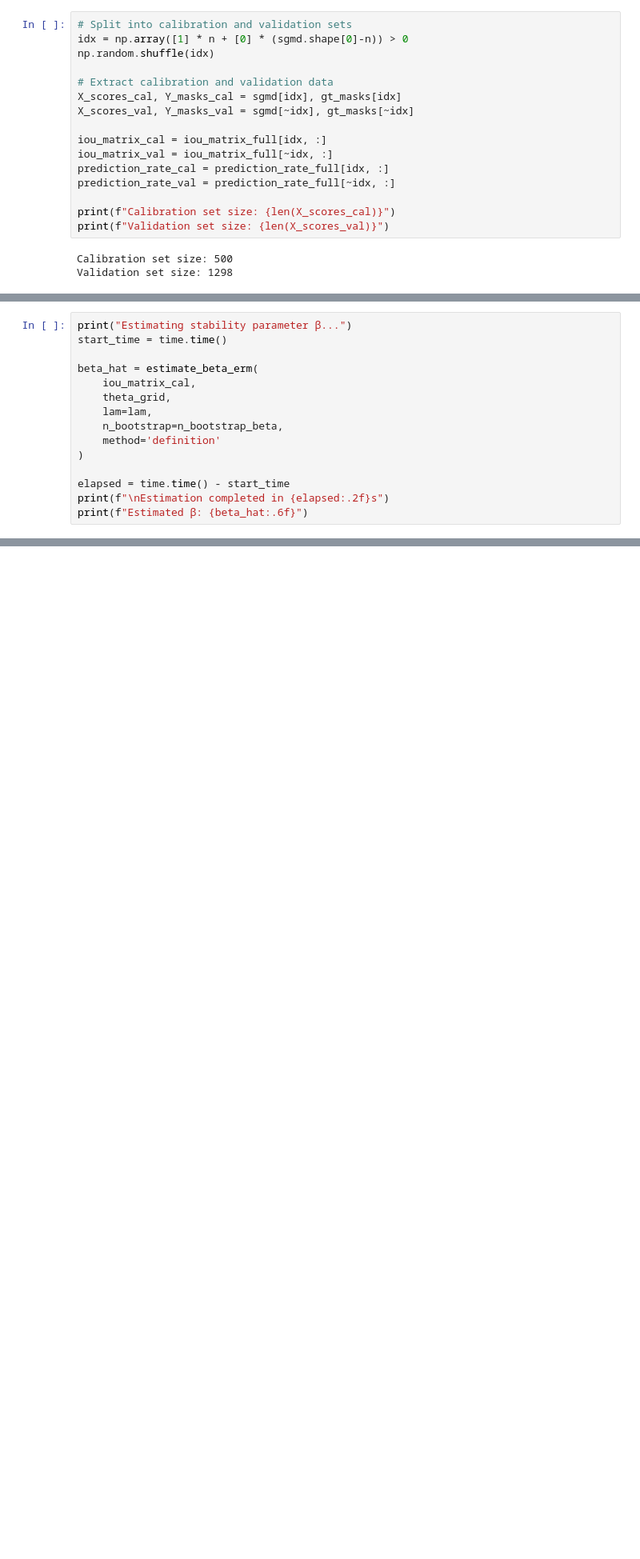
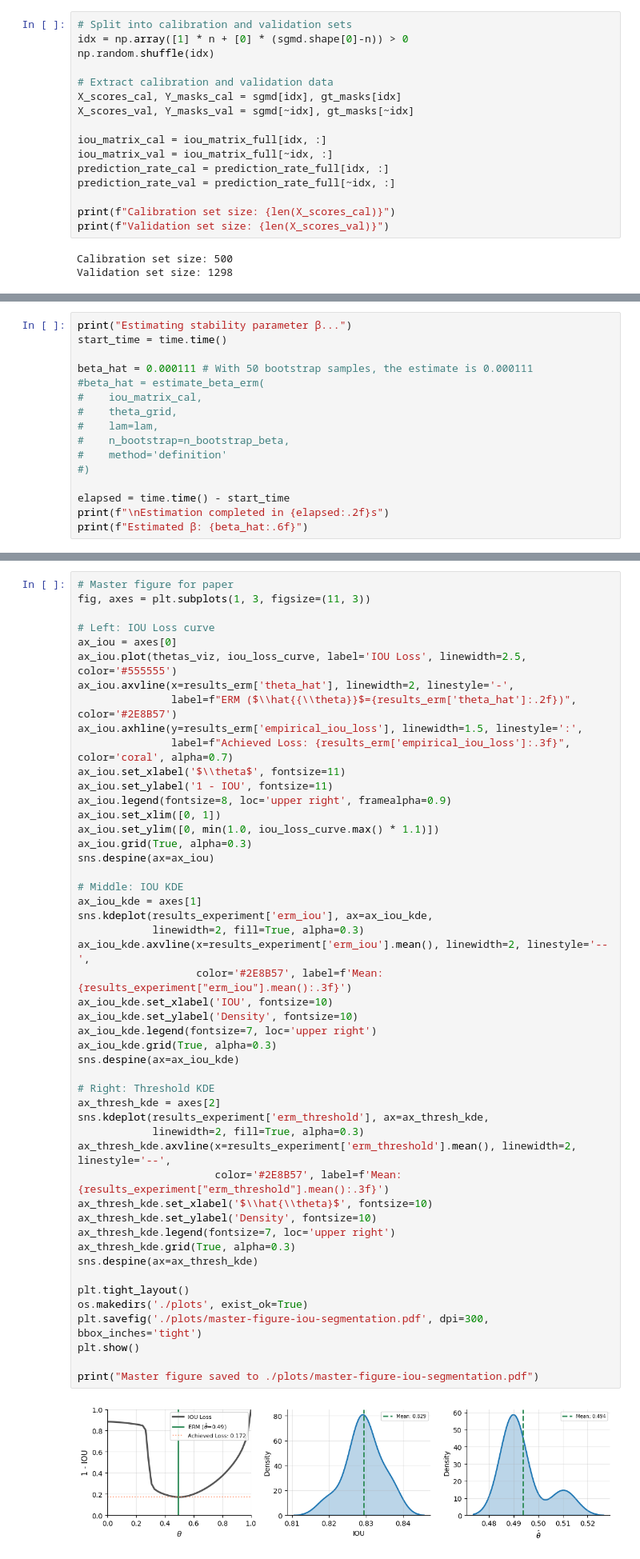
Before and after one commit to aangelopoulos/nonmonotonic-crc, a Jupyter notebook: iou_tumor/tumor-segmentation-iou.ipynb, the cells around one changed output, grey strips where cells are left out. Shown at 80% size. Saved outputs shown, nothing was run; the diff lists cells and outputs as text; blank space fills up the shorter version.

```diff
--- a/iou_tumor/tumor-segmentation-iou.ipynb
+++ b/iou_tumor/tumor-segmentation-iou.ipynb
@@ -165,13 +139,14 @@ Estimate the stability of the ERM algorithm using bootstrap.
 print("Estimating stability parameter β...")
 start_time = time.time()
 
-beta_hat = estimate_beta_erm(
-    iou_matrix_cal,
-    theta_grid,
-    lam=lam,
-    n_bootstrap=n_bootstrap_beta,
-    method='definition'
-)
+beta_hat = 0.000111 # With 50 bootstrap samples, the estimate is 0.000111
+#beta_hat = estimate_beta_erm(
+#    iou_matrix_cal,
+#    theta_grid,
+#    lam=lam,
+#    n_bootstrap=n_bootstrap_beta,
+#    method='definition'
+#)
 
 elapsed = time.time() - start_time
 print(f"\nEstimation completed in {elapsed:.2f}s")
@@ -407,0 +256,51 @@ Example segmentations with ERM threshold θ̂ = 0.4898
+# %%
+# Master figure for paper
+fig, axes = plt.subplots(1, 3, figsize=(11, 3))
+
+# Left: IOU Loss curve
+ax_iou = axes[0]
+ax_iou.plot(thetas_viz, iou_loss_curve, label='IOU Loss', linewidth=2.5, color='#555555')
+ax_iou.axvline(x=results_erm['theta_hat'], linewidth=2, linestyle='-',
+               label=f"ERM ($\\hat{{\\theta}}$={results_erm['theta_hat']:.2f})", color='#2E8B57')
+ax_iou.axhline(y=results_erm['empirical_iou_loss'], linewidth=1.5, linestyle=':',
+               label=f"Achieved Loss: {results_erm['empirical_iou_loss']:.3f}", color='coral', alpha=0.7)
+ax_iou.set_xlabel('$\\theta$', fontsize=11)
+ax_iou.set_ylabel('1 - IOU', fontsize=11)
+ax_iou.legend(fontsize=8, loc='upper right', framealpha=0.9)
+ax_iou.set_xlim([0, 1])
+ax_iou.set_ylim([0, min(1.0, iou_loss_curve.max() * 1.1)])
+ax_iou.grid(True, alpha=0.3)
+sns.despine(ax=ax_iou)
+
+# Middle: IOU KDE
+ax_iou_kde = axes[1]
+sns.kdeplot(results_experiment['erm_iou'], ax=ax_iou_kde,
+            linewidth=2, fill=True, alpha=0.3)
+ax_iou_kde.axvline(x=results_experiment['erm_iou'].mean(), linewidth=2, linestyle='--',
+                   color='#2E8B57', label=f'Mean: {results_experiment["erm_iou"].mean():.3f}')
+ax_iou_kde.set_xlabel('IOU', fontsize=10)
+ax_iou_kde.set_ylabel('Density', fontsize=10)
+ax_iou_kde.legend(fontsize=7, loc='upper right')
+ax_iou_kde.grid(True, alpha=0.3)
+sns.despine(ax=ax_iou_kde)
+
+# Right: Threshold KDE
+ax_thresh_kde = axes[2]
+sns.kdeplot(results_experiment['erm_threshold'], ax=ax_thresh_kde,
+            linewidth=2, fill=True, alpha=0.3)
+ax_thresh_kde.axvline(x=results_experiment['erm_threshold'].mean(), linewidth=2, linestyle='--',
+                      color='#2E8B57', label=f'Mean: {results_experiment["erm_threshold"].mean():.3f}')
+ax_thresh_kde.set_xlabel('$\\hat{\\theta}$', fontsize=10)
+ax_thresh_kde.set_ylabel('Density', fontsize=10)
+ax_thresh_kde.legend(fontsize=7, loc='upper right')
+ax_thresh_kde.grid(True, alpha=0.3)
+sns.despine(ax=ax_thresh_kde)
+
+plt.tight_layout()
+os.makedirs('./plots', exist_ok=True)
+plt.savefig('./plots/master-figure-iou-segmentation.pdf', dpi=300, bbox_inches='tight')
+plt.show()
+
+print("Master figure saved to ./plots/master-figure-iou-segmentation.pdf")
+# %% [output]
+[figure, added]
```
Also changed, not shown: parts of 20 cells of this notebook, 14 other files.
